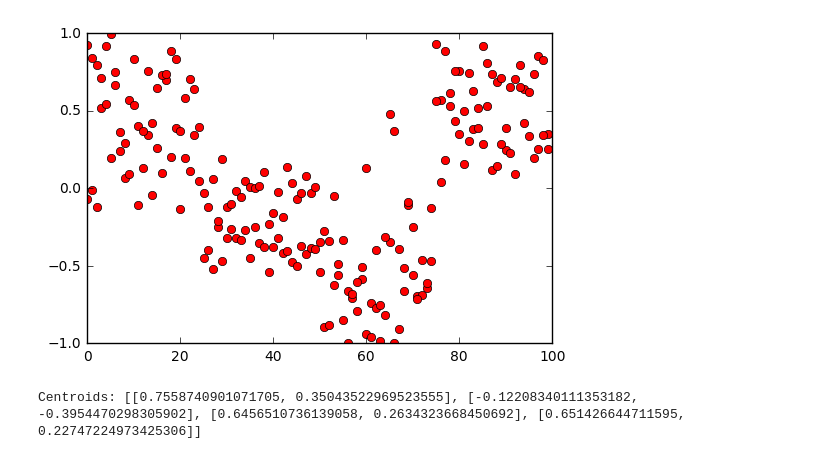
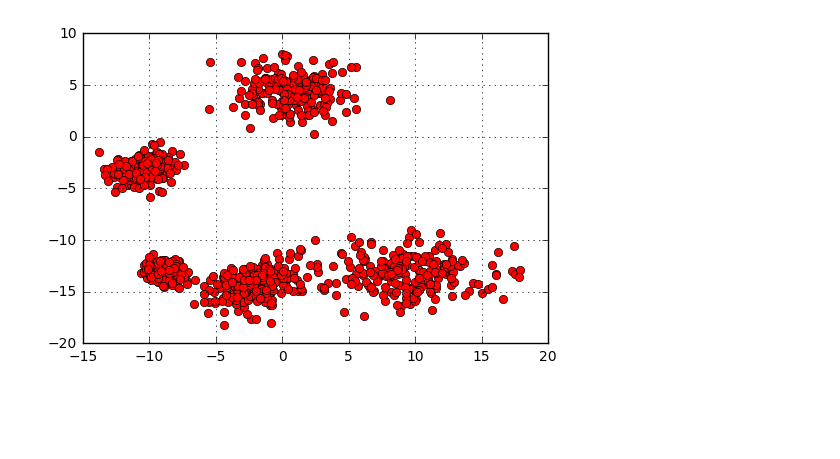
Before and after one commit to daryadedik/playground, a Jupyter notebook: ml-preparation/clustering/k-means.ipynb, the cells around one changed output. Cells and saved outputs as stored; diff of their text form; code cells hidden in the pictures; blank space fills up the shorter version.

```diff
--- a/ml-preparation/clustering/k-means.ipynb
+++ b/ml-preparation/clustering/k-means.ipynb
@@ -2,6 +2,7 @@
 import numpy as np
 import random
 import matplotlib.pyplot as plt
+import scipy.spatial.distance
 
-num_points = 100
-k = 4
+num_points = 1000
+k = 5
@@ -27,9 +9,21 @@ def init_data(num_points):
 # %%
 def plot_points(X):
-    plt.plot(X, 'ro')
+    plt.plot(X[:, 0], X[:, 1], 'ro')
+    plt.grid()
     plt.show()
+# %%
+def generate_gmm(n, k, d=2):
+    X = []
+    for _ in range(k):
+        mu = np.random.uniform(-15, 15, d)
+        C = np.random.uniform(-1, 2, (d, d)) + np.random.uniform(1, 2)*np.identity(d)
+        Z = np.dot(np.random.randn(n//k, 2), C) + mu
+        X.append(Z)
+    X = np.vstack(X)
+    return X
 # %%
-X = init_board_gauss(num_points, k)
+np.random.seed(2)
+X = generate_gmm(num_points, k)
 plot_points(X)
 # %% [output]
-[figure, old version]
+[figure, new version]
@@ -41,6 +29,0 @@ def randomize_centroids(data, centroids, k):
-# %%
-centroids = []
-centroids = randomize_centroids(X, centroids, k)
-print("Centroids: {}".format(centroids))
-# %% [output]
-Centroids: [[0.7558740901071705, 0.35043522969523555], [-0.12208340111353182, -0.3954470298305902], [0.6456510736139058, 0.2634323668450692], [0.651426644711595, 0.22747224973425306]]
```
Also changed, not shown: parts of 9 cells of this notebook.
